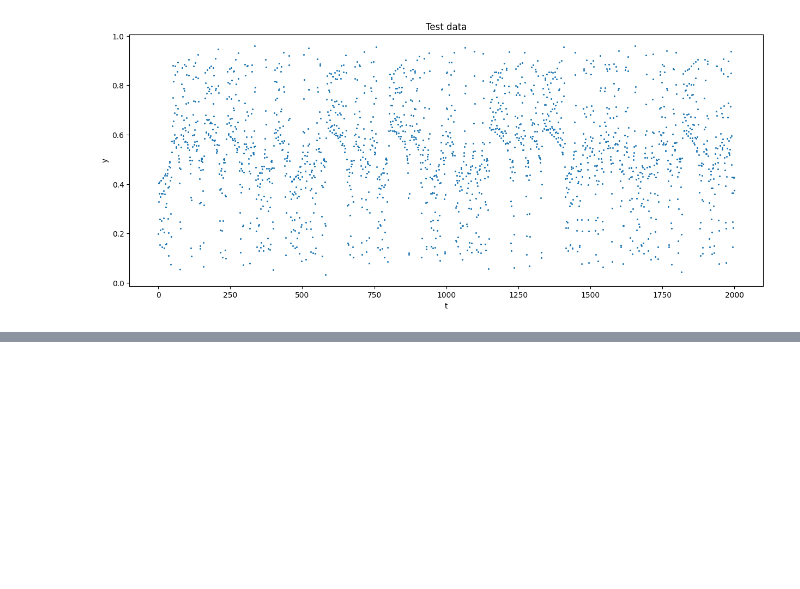
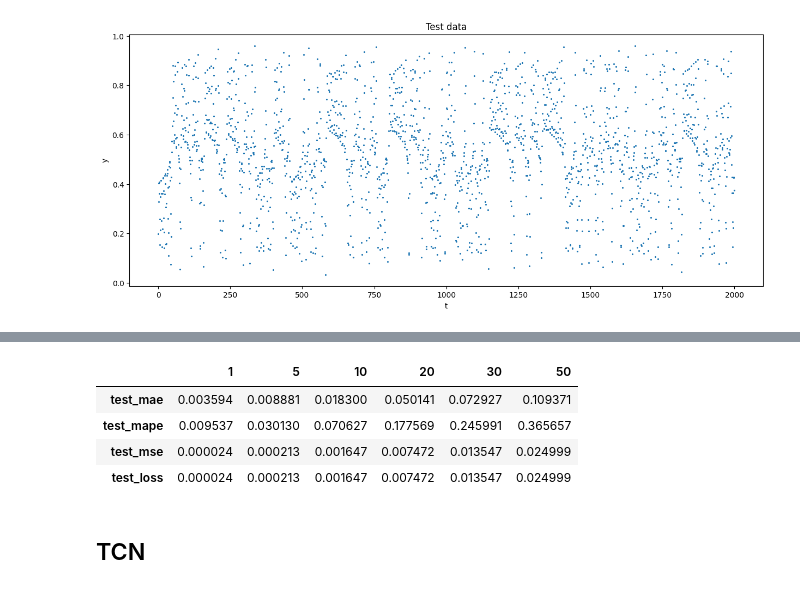
Before and after one commit to succSeeded/ts-2025, a Jupyter notebook: hw1-2/main.ipynb, the cells around one changed output, grey strips where cells are left out. Saved outputs shown, nothing was run; the diff lists cells and outputs as text; code cells hidden in the pictures; blank space fills up the shorter version.

```diff
--- a/hw1-2/main.ipynb
+++ b/hw1-2/main.ipynb
@@ -399,0 +548,2 @@ RuntimeError: Trying to backward through the graph a second time (or directly ac
+# %%
+results = train_and_evaluate("LSTM", train, test)
@@ -399,0 +593,14 @@ RuntimeError: Trying to backward through the graph a second time (or directly ac
+# %%
+import pandas as pd
+
+pd.DataFrame.from_dict(
+    {k: results[idx][0] for idx, k in enumerate([1, 5, 10, 20, 30, 50])}
+)
+# %% [output]
+|  | 1 | 5 | 10 | 20 | 30 | 50 |
+| test_mae | 0.003594 | 0.008881 | 0.018300 | 0.050141 | 0.072927 | 0.109371 |
+| test_mape | 0.009537 | 0.030130 | 0.070627 | 0.177569 | 0.245991 | 0.365657 |
+| test_mse | 0.000024 | 0.000213 | 0.001647 | 0.007472 | 0.013547 | 0.024999 |
+| test_loss | 0.000024 | 0.000213 | 0.001647 | 0.007472 | 0.013547 | 0.024999 |
+# %% [markdown]
+## TCN
```
Also changed, not shown: parts of 40 cells of this notebook.
